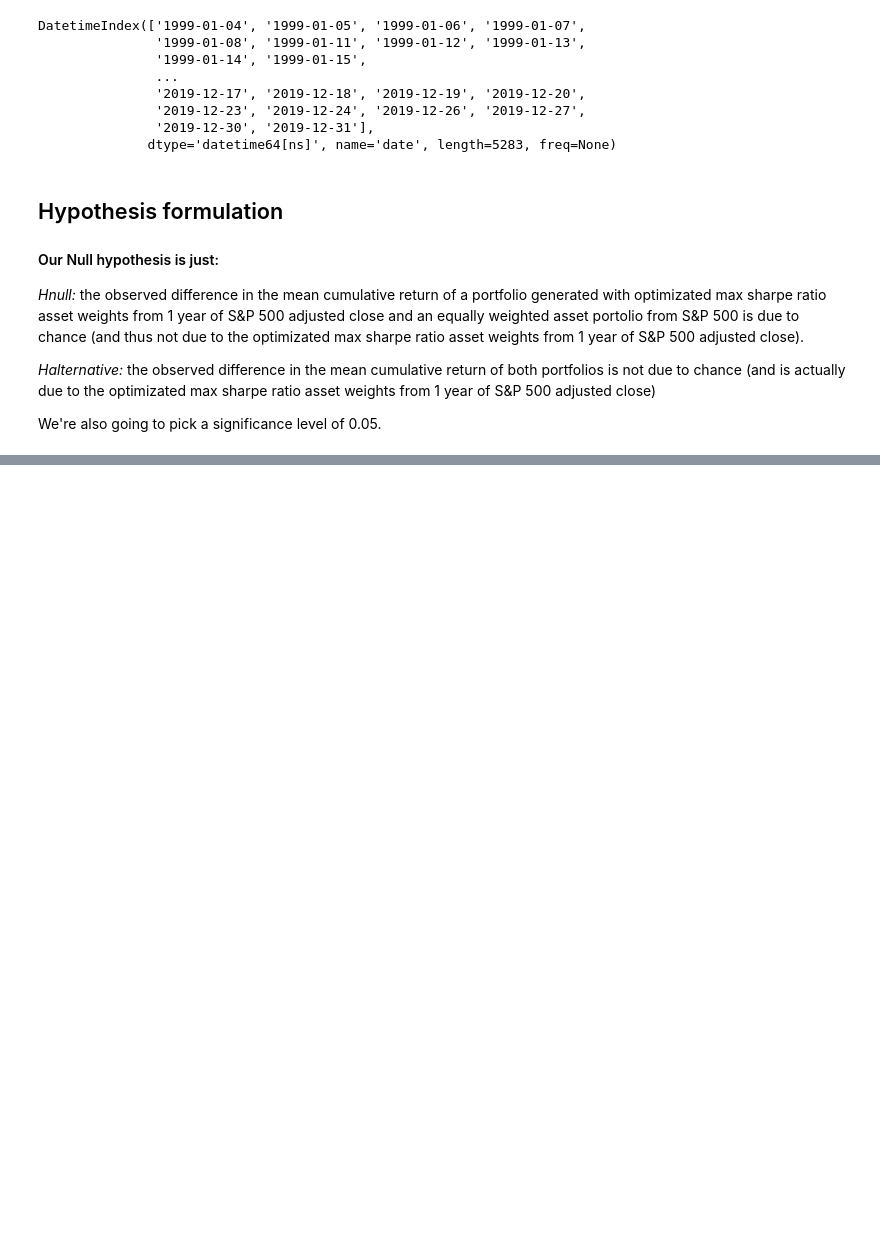
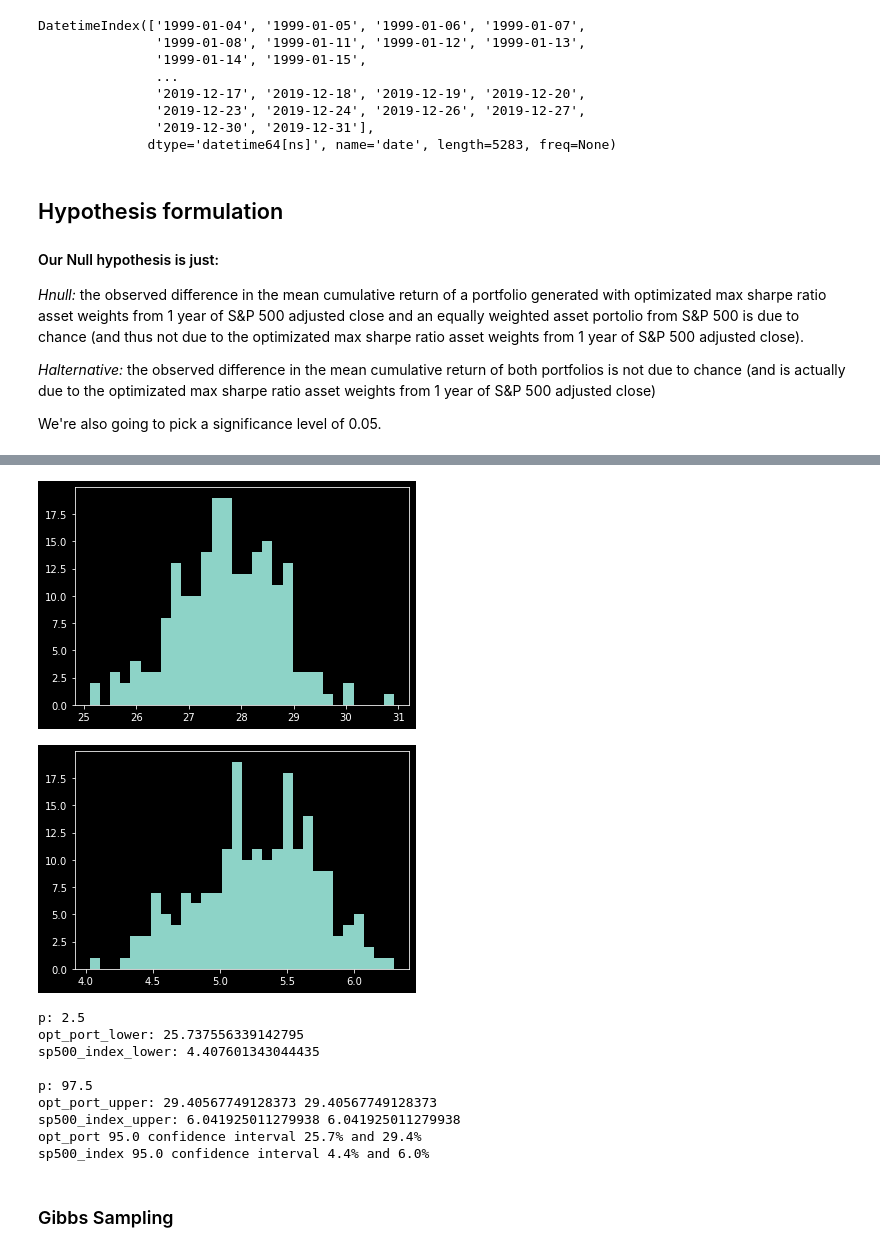
Before and after one commit to jujbates/Portfolio-Optimization, a Jupyter notebook: portopt/notebooks/exploratory/5.0-jujbates-S&P500-PO_modeling.ipynb, the cells around one changed output, grey strips where cells are left out. Drawn from its saved outputs; the diff is of its cells as text; code cells hidden in the pictures; blank space fills up the shorter version.

```diff
--- a/portopt/notebooks/exploratory/5.0-jujbates-S&P500-PO_modeling.ipynb
+++ b/portopt/notebooks/exploratory/5.0-jujbates-S&P500-PO_modeling.ipynb
@@ -267,12 +257,11 @@ def get_random_date_ranges(start_date='1999-01-01', end_date='2019-12-31', range
 
     for i in range(n_ranges):
         random_number_of_days = random.randrange(days_between_dates)
-        random_start_date = start_date + datetime.timedelta(days=random_number_of_days)
+        random_start_date = start_date + dt.timedelta(days=random_number_of_days)
 
         random_end_date = random_start_date + range_window_dd
         random_date_ranges.append((random_start_date, random_end_date))
     return random_date_ranges
-
 
 
 def get_top_50_symbols_with_sharpe_ratio(date_ranges, df):
@@ -337,0 +306,2 @@ op_stats, spi_stats = run_bootstrap(sp500_adj_close_df, sp500_index_adj_close_df
+# %%
+opt_port_stats, sp500_index_stats = run_bootstrap(sp500_adj_close_df, sp500_index_adj_close_df, n_iterations=200, p_size=0.25)
@@ -337,0 +323,48 @@ op_stats, spi_stats = run_bootstrap(sp500_adj_close_df, sp500_index_adj_close_df
+# %%
+
+# plot scores
+plt.hist(opt_port_stats, bins=30)
+plt.show()
+
+plt.hist(sp500_index_stats, bins=30)
+plt.show()
+
+# confidence intervals
+alpha = 0.95
+
+p = round(((1.0 - alpha)/2.0) * 100, 4)
+
+
+opt_port_lower = np.percentile(opt_port_stats, p)
+sp500_index_lower = np.percentile(sp500_index_stats, p)
+
+print('p:', p)
+print('opt_port_lower:', opt_port_lower)
+print('sp500_index_lower:', sp500_index_lower)
+
+
+p = round((alpha+((1.0-alpha)/2.0)) * 100, 4)
+
+opt_port_upper = np.percentile(opt_port_stats, p)
+sp500_index_upper = np.percentile(sp500_index_stats, p)
+print()
+print('p:', p)
+print('opt_port_upper:', opt_port_upper, np.percentile(opt_port_stats, p))
+print('sp500_index_upper:', sp500_index_upper, np.percentile(sp500_index_stats, p))
+
+print('opt_port %.1f confidence interval %.1f%% and %.1f%%' % (alpha*100, opt_port_lower, opt_port_upper))
+print('sp500_index %.1f confidence interval %.1f%% and %.1f%%' % (alpha*100, sp500_index_lower, sp500_index_upper))
+# %% [output]
+[figure, added]
+[figure, added]
+p: 2.5
+opt_port_lower: 25.737556339142795
+sp500_index_lower: 4.407601343044435
+
+p: 97.5
+opt_port_upper: 29.40567749128373 29.40567749128373
+sp500_index_upper: 6.041925011279938 6.041925011279938
+opt_port 95.0 confidence interval 25.7% and 29.4%
+sp500_index 95.0 confidence interval 4.4% and 6.0%
+# %% [markdown]
+### Gibbs Sampling
```
Also changed, not shown: parts of 17 cells of this notebook, 3 other files.
